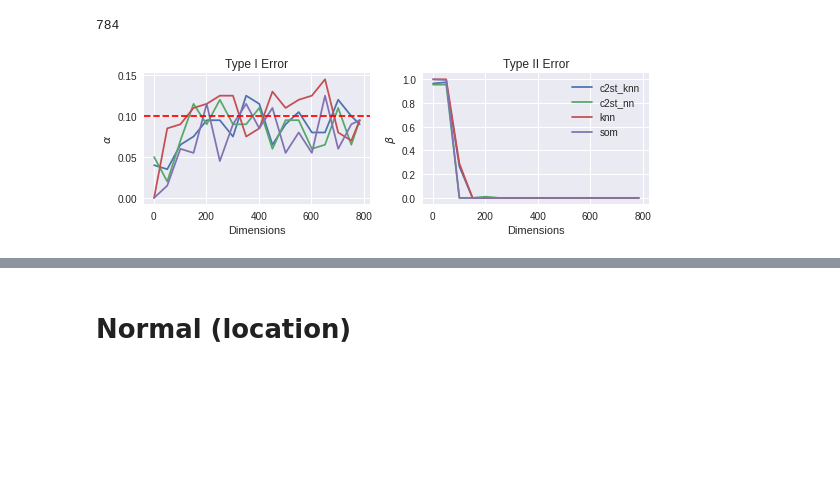
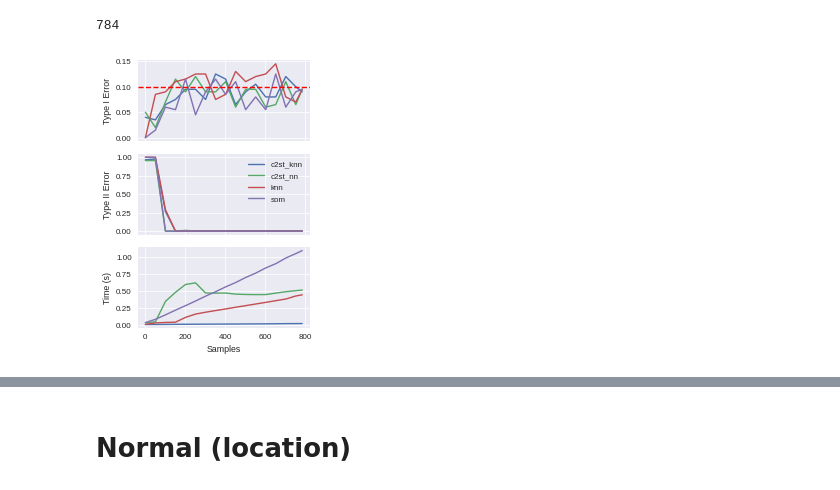
Before and after one commit to ayllon/SOMA, a Jupyter notebook: notebooks/tests_dimensionality.ipynb, the cells around one changed output, grey strips where cells are left out. Cells and saved outputs as stored; diff of their text form; code cells hidden in the pictures; blank space fills up the shorter version.

```diff
--- a/notebooks/tests_dimensionality.ipynb
+++ b/notebooks/tests_dimensionality.ipynb
@@ -4,11 +4,12 @@ import warnings
 
 import matplotlib.pyplot as plt
 import numpy as np
+import pandas
 
 warnings.simplefilter("ignore")
 
 plt.style.use('seaborn')
-plt.style.use('seaborn-notebook')
+plt.style.use('seaborn-paper')
 
 from soma.generators.nmist import NmistGenerator
 from soma.generators.normal import MultivariateNormalGenerator
@@ -77,10 +70,11 @@ nmist3.dimensions
 # %% [output]
 784
 # %%
-nmist_results = stat_errors_vs_dimension(nmist2, nmist3, tests, alpha=significance, samples=samples, repeat=repeat, step=50)
-nmist_results.to_csv('../results/dimensionality/nmist_dim.csv')
+#nmist_results = stat_errors_vs_dimension(nmist2, nmist3, tests, alpha=significance, samples=samples, repeat=repeat, step=50)
+#nmist_results.to_csv('../results/dimensionality/nmist_dim.csv')
+nmist_results = pandas.read_csv('../results/dimensionality/nmist_dim.csv', index_col=[0, 1])
 # %%
-nmist_fig = plot_errors(nmist_results)
-nmist_fig.savefig(os.path.join(plot_dir, 'nmist_power_dim.eps'))
+nmist_fig = plot_errors(nmist_results, show_time=True)
+nmist_fig.savefig(os.path.join(plot_dir, 'nmist_power_dim.eps'), bbox_inches='tight')
 # %% [output]
-[figure, old version]
+[figure, new version]
```
Also changed, not shown: parts of 19 cells of this notebook, 3 other files.
